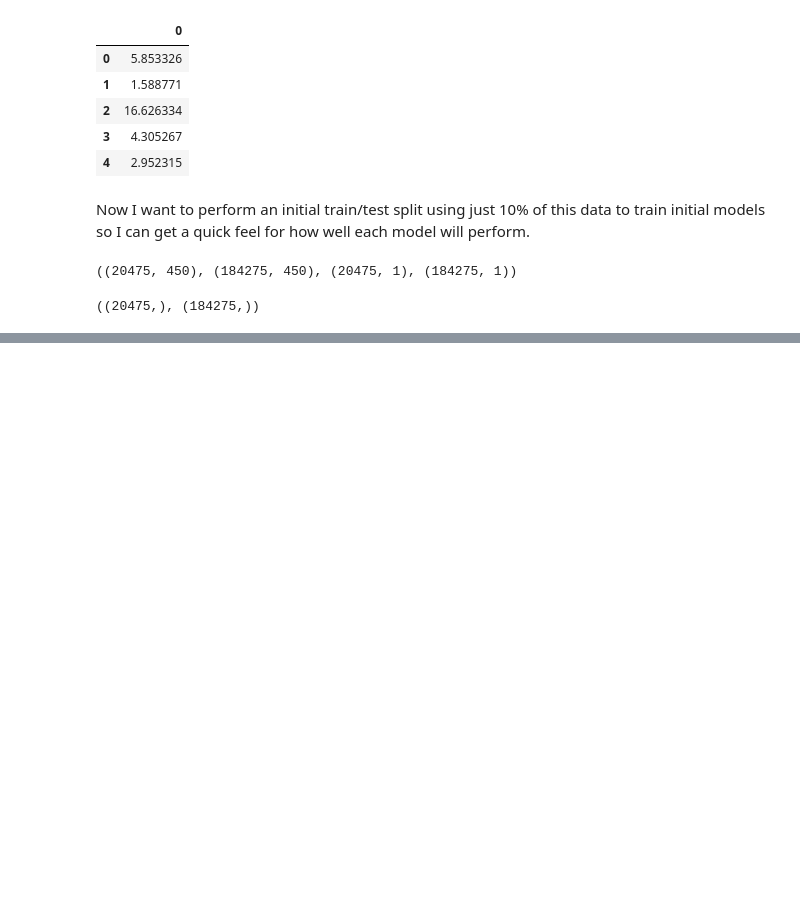
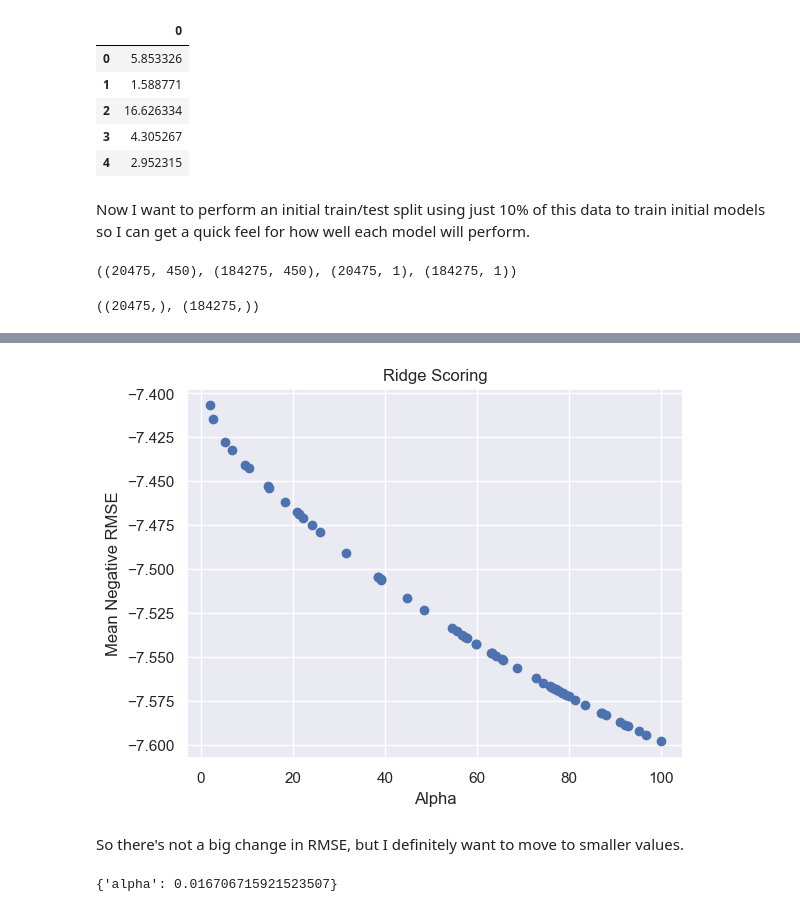
Before and after one commit to zjbrown0689/MOF-Capstone, a Jupyter notebook: notebooks/4_model_development.ipynb, the cells around one changed output, grey strips where cells are left out. Drawn from its saved outputs; the diff is of its cells as text; code cells hidden in the pictures; blank space fills up the shorter version.

```diff
--- a/notebooks/4_model_development.ipynb
+++ b/notebooks/4_model_development.ipynb
@@ -99,0 +110,7 @@ y_tr.shape, y_te.shape
+# %%
+dummy_median = DummyRegressor(strategy="median")
+dummy_median.fit(X_tr, y_tr)
+y_pred = dummy_median.predict(X_te)
+new_row = pd.DataFrame([{'Model' : 'Median Dummy Regressor', '% Train Data' : 10, 'MSE' : mean_squared_error(y_te, y_pred)}])
+train_scores = pd.concat([train_scores, new_row])
+print(mean_squared_error(y_te, y_pred))
@@ -99,0 +127,7 @@ y_tr.shape, y_te.shape
+# %%
+ols = LinearRegression()
+ols.fit(X_tr, y_tr)
+y_pred = ols.predict(X_te)
+new_row = pd.DataFrame([{'Model' : 'OLS', '% Train Data' : 10, 'MSE' : mean_squared_error(y_te, y_pred)}])
+train_scores = pd.concat([train_scores, new_row])
+print(mean_squared_error(y_te, y_pred))
@@ -99,0 +138,7 @@ y_tr.shape, y_te.shape
+# %%
+parameters = {'alpha': sp_randFloat(0.1,100)}
+ridge = Ridge(random_state = 15)
+ridge_reg = RandomizedSearchCV(ridge, parameters,scoring=['neg_root_mean_squared_error'],\
+                               refit='neg_root_mean_squared_error', n_iter=60, cv=5)
+random_ridge = ridge_reg.fit(X_tr, y_tr)
+random_ridge.best_params_
@@ -99,0 +149,3 @@ y_tr.shape, y_te.shape
+# %%
+random_ridge_results = pd.DataFrame(random_ridge.cv_results_)
+random_ridge_results.columns
@@ -99,0 +163,20 @@ y_tr.shape, y_te.shape
+# %%
+plt.plot(random_ridge_results['param_alpha'], random_ridge_results['mean_test_neg_root_mean_squared_error'], marker='o',\
+         linestyle='none')
+plt.title('Ridge Scoring')
+plt.xlabel('Alpha')
+plt.ylabel('Mean Negative RMSE')
+plt.show()
+# %% [output]
+[figure, added]
+# %% [markdown]
+So there's not a big change in RMSE, but I definitely want to move to smaller values.
+# %%
+parameters = {'alpha': sp_randFloat(0.001,5)}
+ridge = Ridge(random_state = 15)
+ridge_reg = RandomizedSearchCV(ridge, parameters,scoring=['neg_root_mean_squared_error'],\
+                               refit='neg_root_mean_squared_error', n_iter=60, cv=5)
+random_ridge = ridge_reg.fit(X_tr, y_tr)
+random_ridge.best_params_
+# %% [output]
+{'alpha': 0.016706715921523507}
```
Also changed, not shown: parts of 32 cells of this notebook, 3 other files.
